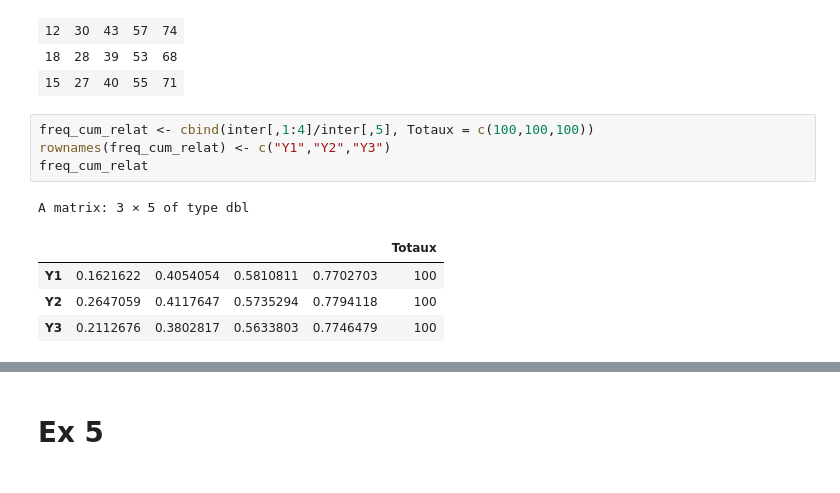
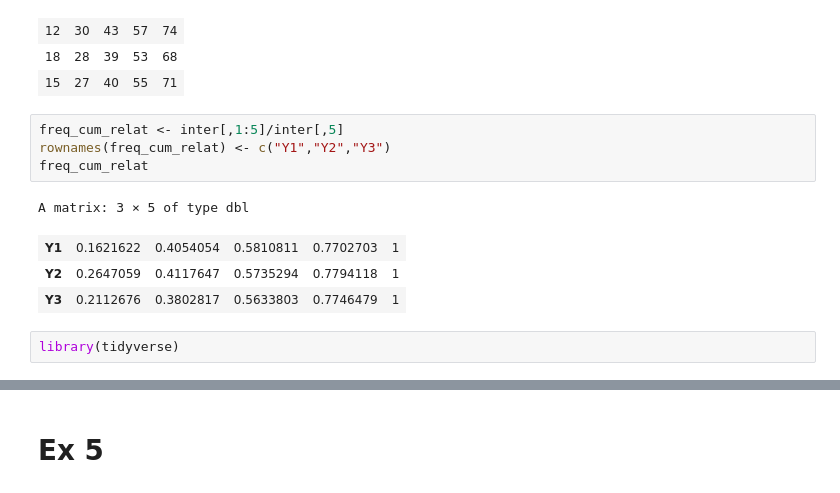
Before and after one commit to TaoHuaLiu/statisitiques, a Jupyter notebook: ds-fise.ipynb, the cells around one changed output, grey strips where cells are left out. Cells and saved outputs as stored; diff of their text form.

```diff
--- a/ds-fise.ipynb
+++ b/ds-fise.ipynb
@@ -118,12 +119,13 @@ A matrix: 3 × 5 of type dbl
 | 18 | 28 | 39 | 53 | 68 |
 | 15 | 27 | 40 | 55 | 71 |
 # %%
-freq_cum_relat <- cbind(inter[,1:4]/inter[,5], Totaux = c(100,100,100))
+freq_cum_relat <- inter[,1:5]/inter[,5]
 rownames(freq_cum_relat) <- c("Y1","Y2","Y3")
 freq_cum_relat
 # %% [output]
 A matrix: 3 × 5 of type dbl
-|  |  |  |  |  | Totaux |
-| Y1 | 0.1621622 | 0.4054054 | 0.5810811 | 0.7702703 | 100 |
-| Y2 | 0.2647059 | 0.4117647 | 0.5735294 | 0.7794118 | 100 |
-| Y3 | 0.2112676 | 0.3802817 | 0.5633803 | 0.7746479 | 100 |
+| Y1 | 0.1621622 | 0.4054054 | 0.5810811 | 0.7702703 | 1 |
+| Y2 | 0.2647059 | 0.4117647 | 0.5735294 | 0.7794118 | 1 |
+| Y3 | 0.2112676 | 0.3802817 | 0.5633803 | 0.7746479 | 1 |
+# %%
+library(tidyverse)
```
Also changed, not shown: parts of 4 cells of this notebook.
